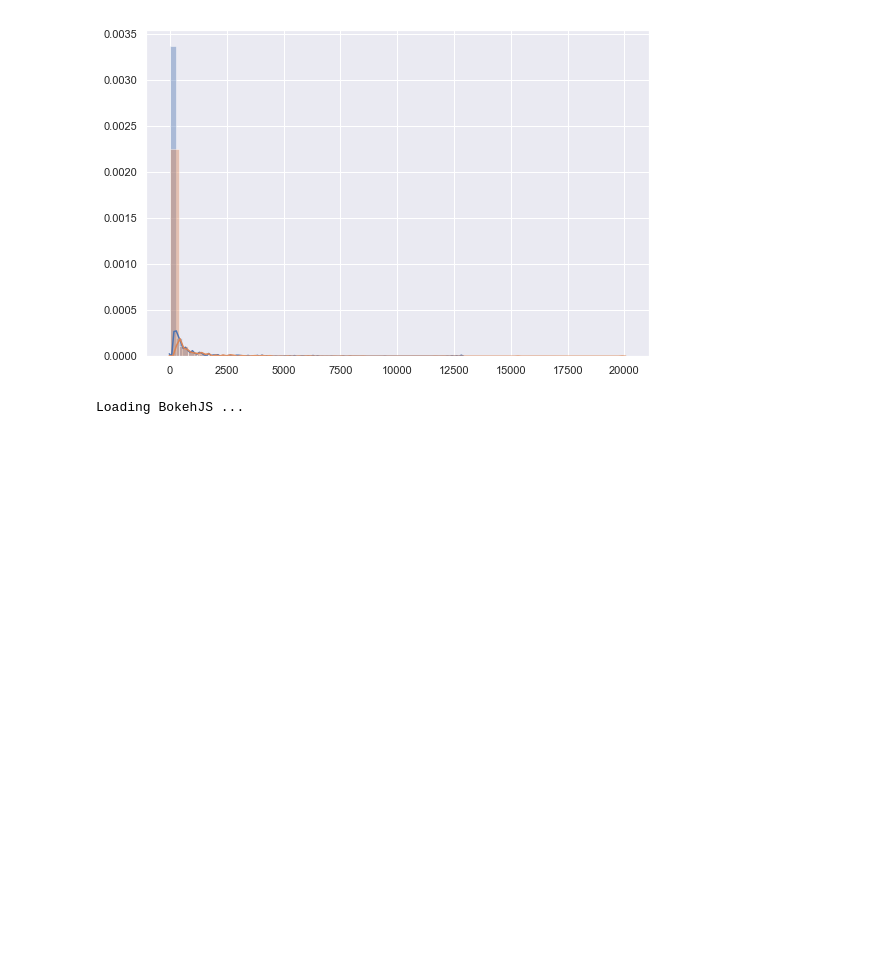
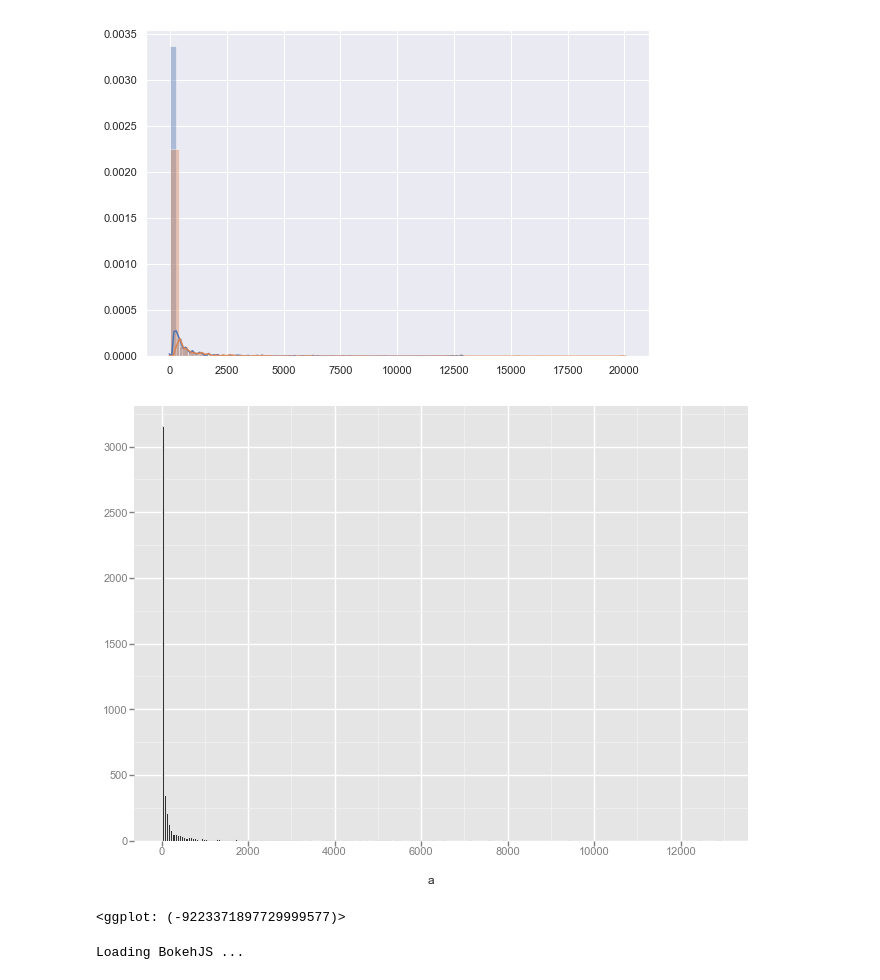
Before and after one commit to pinedance/workshop-KM-data-analysis, a Jupyter notebook: notebooks/G0200Plots.ipynb, the cells around one changed output. Drawn from its saved outputs; the diff is of its cells as text; code cells hidden in the pictures; blank space fills up the shorter version.

```diff
--- a/_draft/F0200Plots.ipynb
+++ b/notebooks/G0200Plots.ipynb
@@ -106,4 +111,12 @@ sns.distplot( np.array( b_unigrams_dist ) )
 # %% [output]
 <matplotlib.axes._subplots.AxesSubplot at 0x...>
 [figure]
+# %%
+# ggplot
+
+unigram_dist_df = pd.DataFrame(data={'a': a_unigrams_dist })
+ggplot(aes(x='a'), data=unigram_dist_df) + geom_histogram(binwidth=50)
+# %% [output]
+[figure, added]
+<ggplot: (-9223371897729999577)>
 # %%
```
Also changed, not shown: parts of 9 cells of this notebook, 7 other files.
